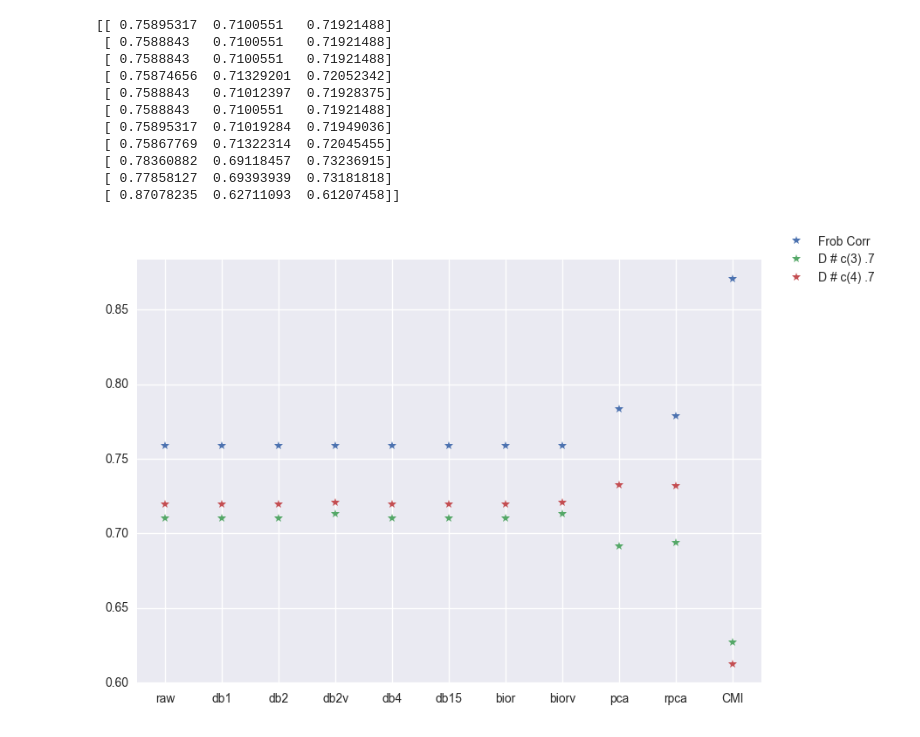
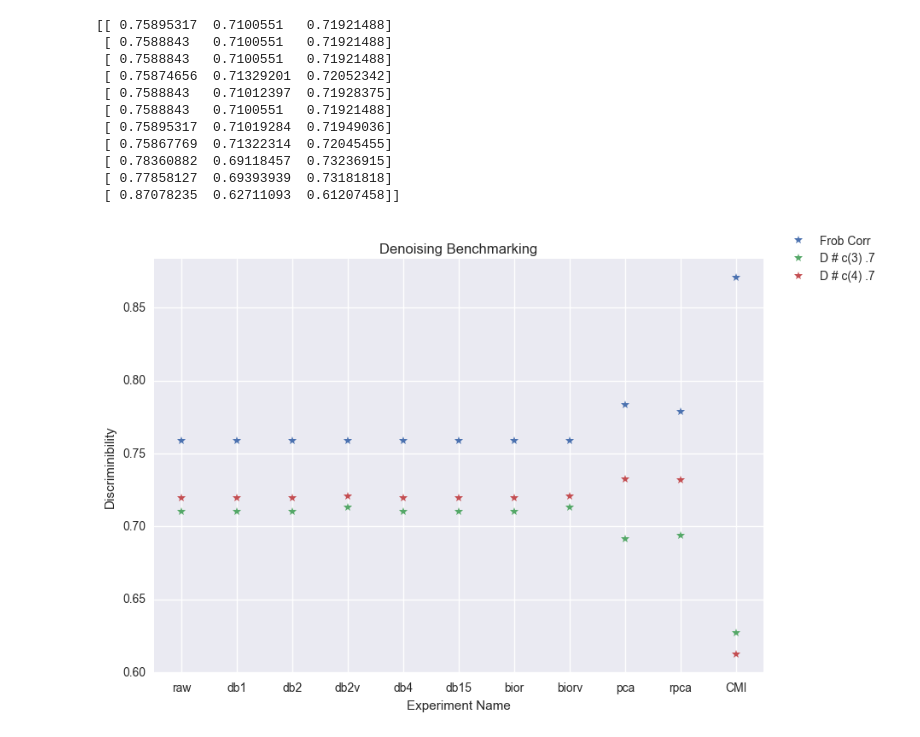
Before and after one commit to NeuroDataDesign/orange-panda-f16s17, a Jupyter notebook: notes/benchmarks/Denoising Benchmarking.ipynb, the cells around one changed output. Saved outputs shown, nothing was run; the diff lists cells and outputs as text; code cells hidden in the pictures.

```diff
--- a/notes/benchmarks/Denoising Benchmarking.ipynb
+++ b/notes/benchmarks/Denoising Benchmarking.ipynb
@@ -34,17 +34,22 @@ with open('results/CMI_results.pkl', 'r') as f:
 # %%
 discs = [raw, db1, db2, db2v, db4, db15, bior, biorv, pca, rpca, cmi]
 names = ['raw', 'db1', 'db2', 'db2v', 'db4', 'db15', 'bior', 'biorv', 'pca', 'rpca', 'CMI']
 disc.disc_plot(discs, d_set.NAMES, names)
+import matplotlib.pyplot as plt
+plt.title('Denoising Benchmarking')
+plt.xlabel('Experiment Name')
+plt.ylabel('Discriminibility')
+plt.show()
 # %% [output]
 [[ 0.75895317  0.7100551   0.71921488]
  [ 0.7588843   0.7100551   0.71921488]
  [ 0.7588843   0.7100551   0.71921488]
  [ 0.75874656  0.71329201  0.72052342]
  [ 0.7588843   0.71012397  0.71928375]
  [ 0.7588843   0.7100551   0.71921488]
  [ 0.75895317  0.71019284  0.71949036]
  [ 0.75867769  0.71322314  0.72045455]
  [ 0.78360882  0.69118457  0.73236915]
  [ 0.77858127  0.69393939  0.73181818]
  [ 0.87078235  0.62711093  0.61207458]]
-[figure, old version]
+[figure, new version]
```
Also changed, not shown: 1 other file.
